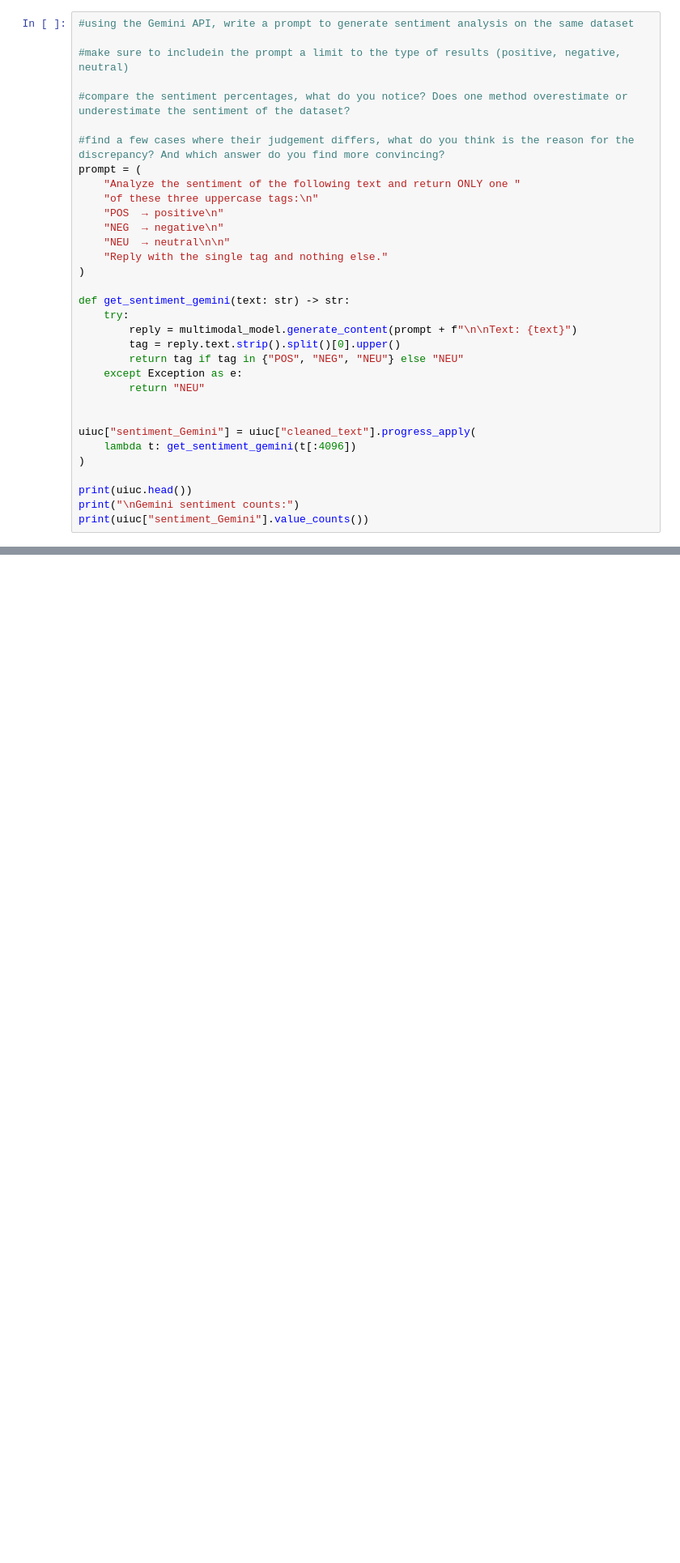
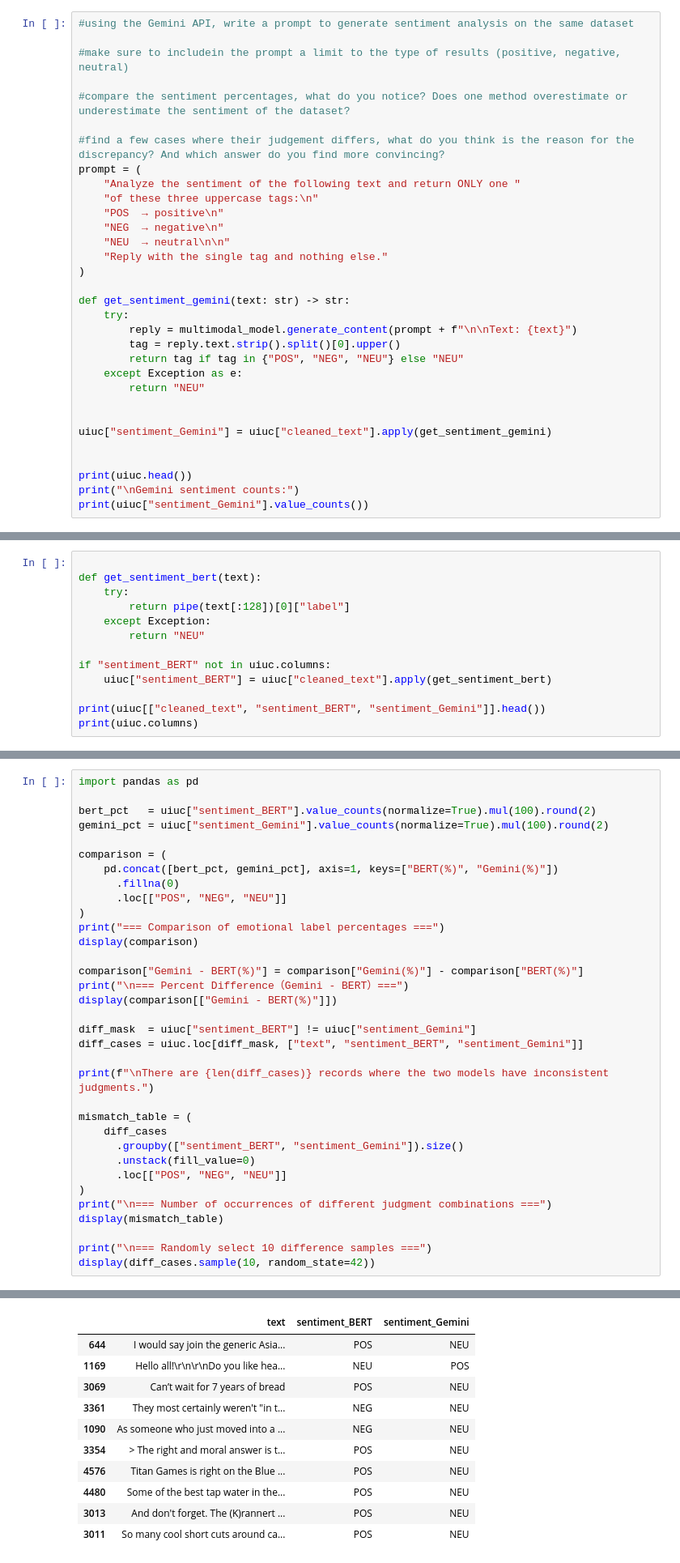
Before and after one commit to qyye11/project4-graphs-llms, a Jupyter notebook: project4.ipynb, the cells around one changed output, grey strips where cells are left out. Shown at 81% size. Drawn from its saved outputs; the diff is of its cells as text; blank space fills up the shorter version.

```diff
--- a/project4.ipynb
+++ b/project4.ipynb
@@ -118,9 +119,8 @@ def get_sentiment_gemini(text: str) -> str:
         return "NEU"
 
 
-uiuc["sentiment_Gemini"] = uiuc["cleaned_text"].progress_apply(
-    lambda t: get_sentiment_gemini(t[:4096])
-)
+uiuc["sentiment_Gemini"] = uiuc["cleaned_text"].apply(get_sentiment_gemini)
+
 
 print(uiuc.head())
 print("\nGemini sentiment counts:")
@@ -145 +145,14 @@ POS      12
 Name: count, dtype: int64
+# %%
+
+def get_sentiment_bert(text):
+    try:
+        return pipe(text[:128])[0]["label"]
+    except Exception:
+        return "NEU"
+
+if "sentiment_BERT" not in uiuc.columns:
+    uiuc["sentiment_BERT"] = uiuc["cleaned_text"].apply(get_sentiment_bert)
+
+print(uiuc[["cleaned_text", "sentiment_BERT", "sentiment_Gemini"]].head())
+print(uiuc.columns)
@@ -145,0 +176,35 @@ Name: count, dtype: int64
+# %%
+import pandas as pd
+
+bert_pct   = uiuc["sentiment_BERT"].value_counts(normalize=True).mul(100).round(2)
+gemini_pct = uiuc["sentiment_Gemini"].value_counts(normalize=True).mul(100).round(2)
+
+comparison = (
+    pd.concat([bert_pct, gemini_pct], axis=1, keys=["BERT(%)", "Gemini(%)"])
+      .fillna(0)
+      .loc[["POS", "NEG", "NEU"]]
+)
+print("=== Comparison of emotional label percentages ===")
+display(comparison)
+
+comparison["Gemini - BERT(%)"] = comparison["Gemini(%)"] - comparison["BERT(%)"]
+print("\n=== Percent Difference（Gemini - BERT）===")
+display(comparison[["Gemini - BERT(%)"]])
+
+diff_mask  = uiuc["sentiment_BERT"] != uiuc["sentiment_Gemini"]
+diff_cases = uiuc.loc[diff_mask, ["text", "sentiment_BERT", "sentiment_Gemini"]]
+
+print(f"\nThere are {len(diff_cases)} records where the two models have inconsistent judgments.")
+
+mismatch_table = (
+    diff_cases
+      .groupby(["sentiment_BERT", "sentiment_Gemini"]).size()
+      .unstack(fill_value=0)
+      .loc[["POS", "NEG", "NEU"]]
+)
+print("\n=== Number of occurrences of different judgment combinations ===")
+display(mismatch_table)
+
+print("\n=== Randomly select 10 difference samples ===")
+display(diff_cases.sample(10, random_state=42))
+# %% [output]
@@ -146,2 +230,13 @@ Name: count, dtype: int64
+|  | text | sentiment_BERT | sentiment_Gemini |
+| 644 | I would say join the generic Asia... | POS | NEU |
+| 1169 | Hello all!\r\n\r\nDo you like hea... | NEU | POS |
+| 3069 | Can’t wait for 7 years of bread | POS | NEU |
+| 3361 | They most certainly weren't "in t... | NEG | NEU |
+| 1090 | As someone who just moved into a ... | NEG | NEU |
+| 3354 | > The right and moral answer is t... | POS | NEU |
+| 4576 | Titan Games is right on the Blue ... | POS | NEU |
+| 4480 | Some of the best tap water in the... | POS | NEU |
+| 3013 | And don't forget. The (K)rannert ... | POS | NEU |
+| 3011 | So many cool short cuts around ca... | POS | NEU |
 # %% [markdown]
 I found that Gemini is usually more "cautious" and tends to have a higher proportion of neutrality; while BERT is more sensitive to sentiment fluctuations and may judge some slight positives/negatives as POS/NEG.
```
Also changed, not shown: parts of 13 cells of this notebook, 14 other files.
